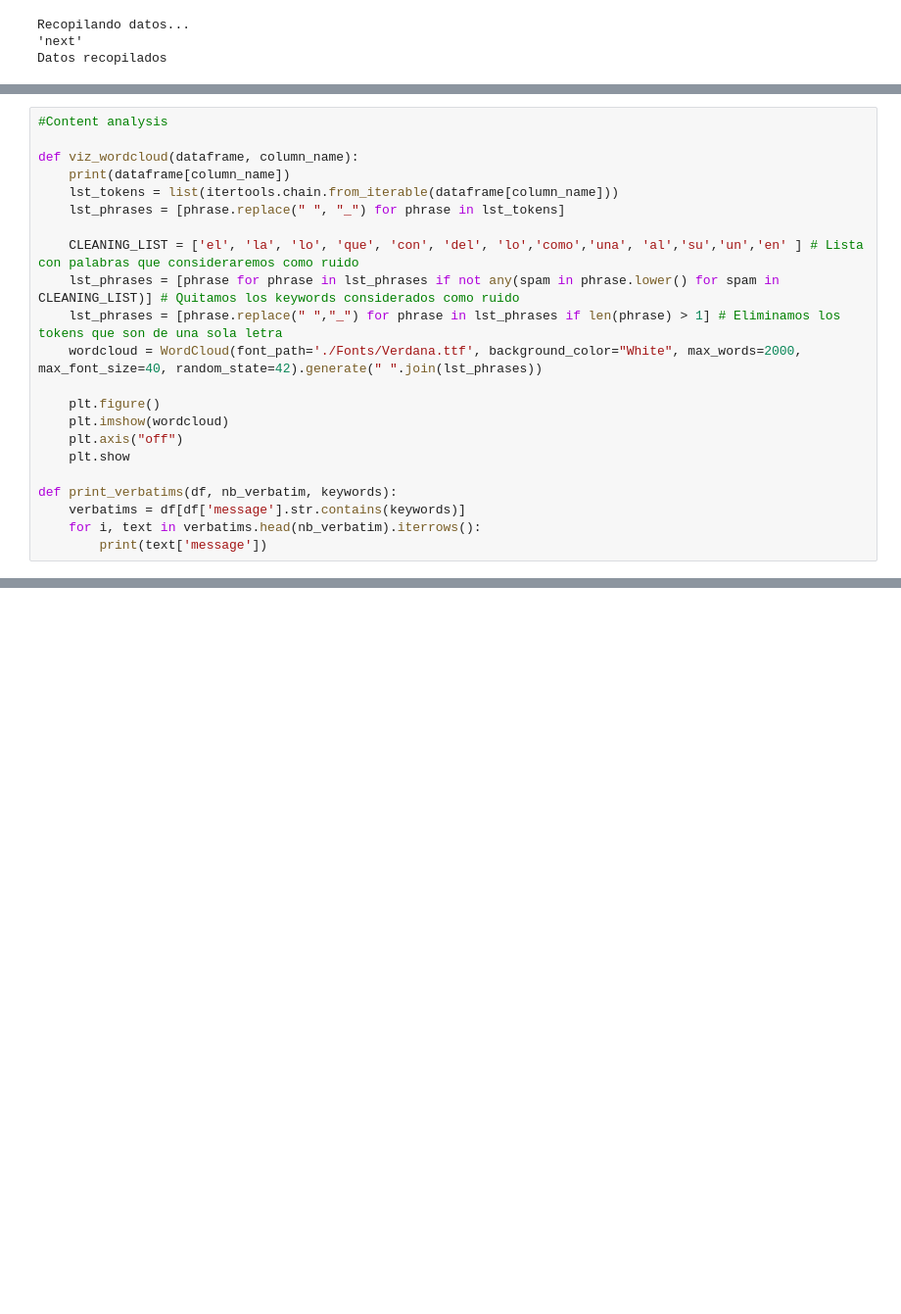
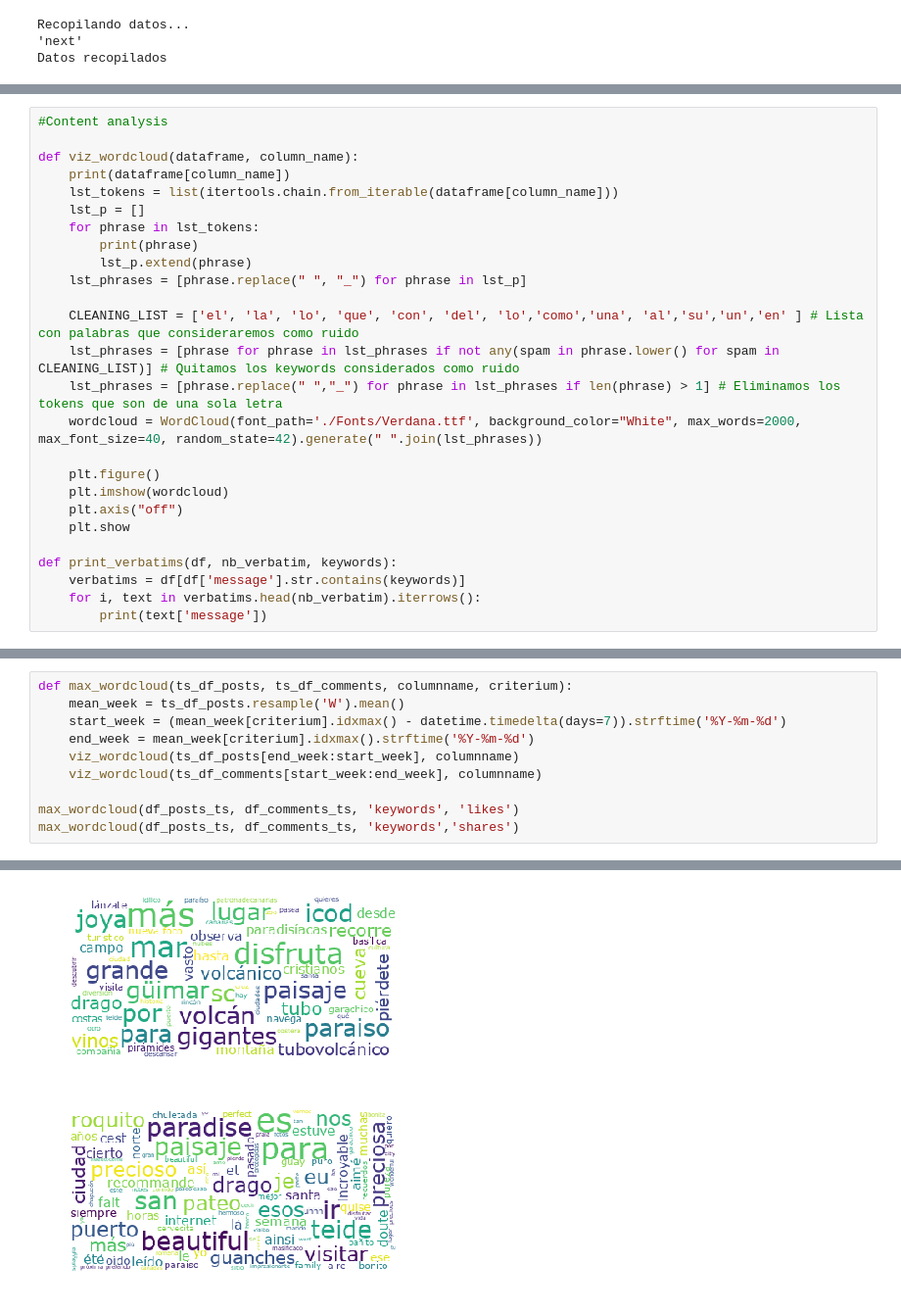
Before and after one commit to alu0100767803/TFG, a Jupyter notebook: Untitled.ipynb, the cells around one changed output, grey strips where cells are left out. Shown: that part at 98% size. Drawn from its saved outputs; the diff is of its cells as text; blank space fills up the shorter version.

```diff
--- a/Untitled.ipynb
+++ b/Untitled.ipynb
@@ -287,7 +254,11 @@ ValueError: Shape of passed values is (12, 2), indices imply (12, 4)
 def viz_wordcloud(dataframe, column_name):
     print(dataframe[column_name])
     lst_tokens = list(itertools.chain.from_iterable(dataframe[column_name]))
-    lst_phrases = [phrase.replace(" ", "_") for phrase in lst_tokens]
+    lst_p = []
+    for phrase in lst_tokens:
+        print(phrase)
+        lst_p.extend(phrase)
+    lst_phrases = [phrase.replace(" ", "_") for phrase in lst_p]
 
     CLEANING_LIST = ['el', 'la', 'lo', 'que', 'con', 'del', 'lo','como','una', 'al','su','un','en' ] # Lista con palabras que consideraremos como ruido
     lst_phrases = [phrase for phrase in lst_phrases if not any(spam in phrase.lower() for spam in CLEANING_LIST)] # Quitamos los keywords considerados como ruido
@@ -376,0 +393,11 @@ date
+# %%
+def max_wordcloud(ts_df_posts, ts_df_comments, columnname, criterium):
+    mean_week = ts_df_posts.resample('W').mean()
+    start_week = (mean_week[criterium].idxmax() - datetime.timedelta(days=7)).strftime('%Y-%m-%d')
+    end_week = mean_week[criterium].idxmax().strftime('%Y-%m-%d')
+    viz_wordcloud(ts_df_posts[end_week:start_week], columnname)
+    viz_wordcloud(ts_df_comments[start_week:end_week], columnname)
+
+max_wordcloud(df_posts_ts, df_comments_ts, 'keywords', 'likes')
+max_wordcloud(df_posts_ts, df_comments_ts, 'keywords','shares')
+# %% [output]
@@ -376,0 +421,2 @@ date
+[figure, added]
+[figure, added]
```
Also changed, not shown: parts of 29 cells of this notebook, 20 other files.
